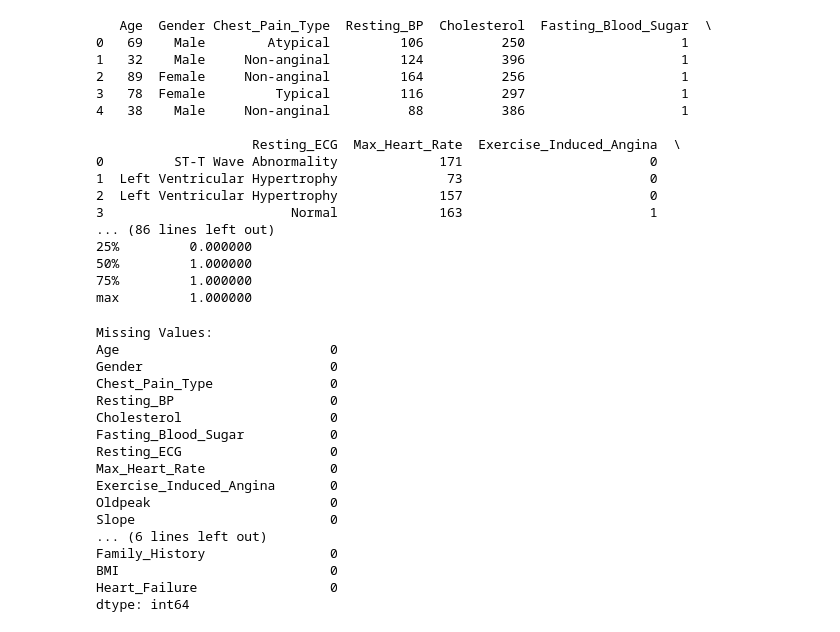
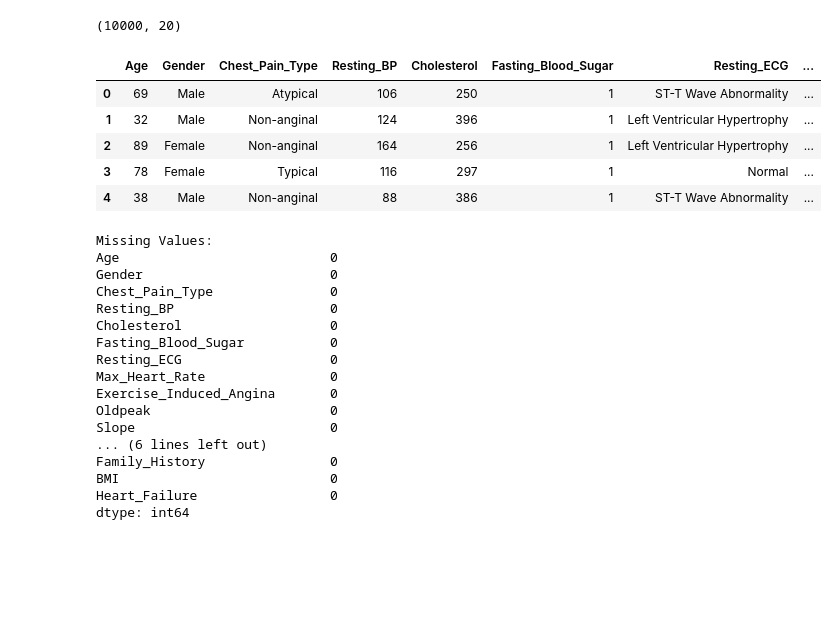
Before and after one commit to Tawhida222/C-programming, a Jupyter notebook: Welcome_to_Colab.ipynb, the cells around one changed output. Drawn from its saved outputs; the diff is of its cells as text; code cells hidden in the pictures; blank space fills up the shorter version.

```diff
--- a/Welcome_to_Colab.ipynb
+++ b/Welcome_to_Colab.ipynb
@@ -7,36 +7,19 @@ import seaborn as sns
 
 # Load dataset
 
-df = pd.read_csv('/content/heart_failure_prediction.csv')
+heart_failure = pd.read_csv('/content/heart_failure_prediction.csv')
-# %%
-# Show first 5 rows
-print(df.head())
-
-# Dataset shape
-print("Shape:", df.shape)
-
-# Data types and non-null values
-print(df.info())
-
-# Summary statistics
-print(df.describe())
-# %% [output]
-   Age  Gender Chest_Pain_Type  Resting_BP  Cholesterol  Fasting_Blood_Sugar  \
-0   69    Male        Atypical         106          250                    1
-1   32    Male     Non-anginal         124          396                    1
-2   89  Female     Non-anginal         164          256                    1
-3   78  Female         Typical         116          297                    1
-4   38    Male     Non-anginal          88          386                    1
-
-                    Resting_ECG  Max_Heart_Rate  Exercise_Induced_Angina  \
-0         ST-T Wave Abnormality             171                        0
-1  Left Ventricular Hypertrophy              73                        0
-2  Left Ventricular Hypertrophy             157                        0
-3                        Normal             163                        1
-... (86 lines left out)
-25%         0.000000
-50%         1.000000
-75%         1.000000
-max         1.000000
+# %%
+heart_failure.shape
+# %% [output]
+(10000, 20)
+# %%
+heart_failure.head(5)
+# %% [output]
+|  | Age | Gender | Chest_Pain_Type | Resting_BP | Cholesterol | Fasting_Blood_Sugar | Resting_ECG | ... |
+| 0 | 69 | Male | Atypical | 106 | 250 | 1 | ST-T Wave Abnormality | ... |
+| 1 | 32 | Male | Non-anginal | 124 | 396 | 1 | Left Ventricular Hypertrophy | ... |
+| 2 | 89 | Female | Non-anginal | 164 | 256 | 1 | Left Ventricular Hypertrophy | ... |
+| 3 | 78 | Female | Typical | 116 | 297 | 1 | Normal | ... |
+| 4 | 38 | Male | Non-anginal | 88 | 386 | 1 | ST-T Wave Abnormality | ... |
 # %%
 print("Missing Values:")
```
Also changed, not shown: parts of 7 cells of this notebook.
